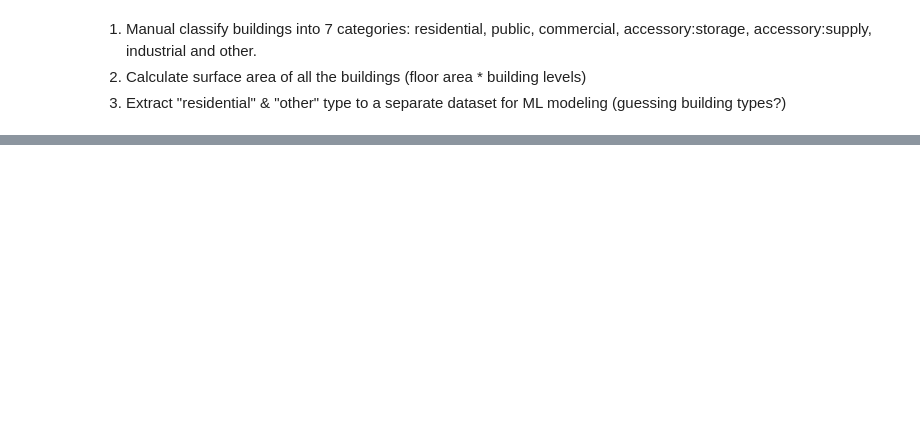
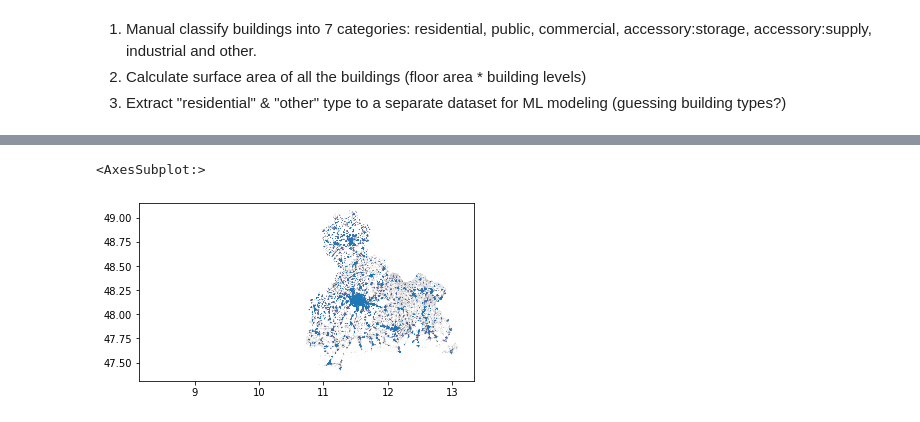
Before and after one commit to o0oBluePhoenixo0o/CheapAtlas, a Jupyter notebook: notebooks/2_data_preparation.ipynb, the cells around one changed output, grey strips where cells are left out. Drawn from its saved outputs; the diff is of its cells as text; code cells hidden in the pictures; blank space fills up the shorter version.

```diff
--- a/notebooks/2_data_preparation.ipynb
+++ b/notebooks/2_data_preparation.ipynb
@@ -104,0 +89,4 @@ gp.plot_buildings_plz(df, plz)
+# %%
+# input_pbf = '../data/01_raw/geofabrik/germany-latest.osm.pbf'
+
+input_pbf = '../data/01_raw/geofabrik/oberbayern-latest.osm.pbf'
@@ -104,0 +96,7 @@ gp.plot_buildings_plz(df, plz)
+# %%
+# Initialize the OSM parser object
+osm = OSM(input_pbf)
+# %%
+%%time
+buildings = osm.get_buildings()
+# # buildings.plot()
@@ -104,0 +137,5 @@ gp.plot_buildings_plz(df, plz)
+# %%
+buildings.plot()
+# %% [output]
+<AxesSubplot:>
+[figure, added]
```
Also changed, not shown: parts of 14 cells of this notebook, 8 other files.
